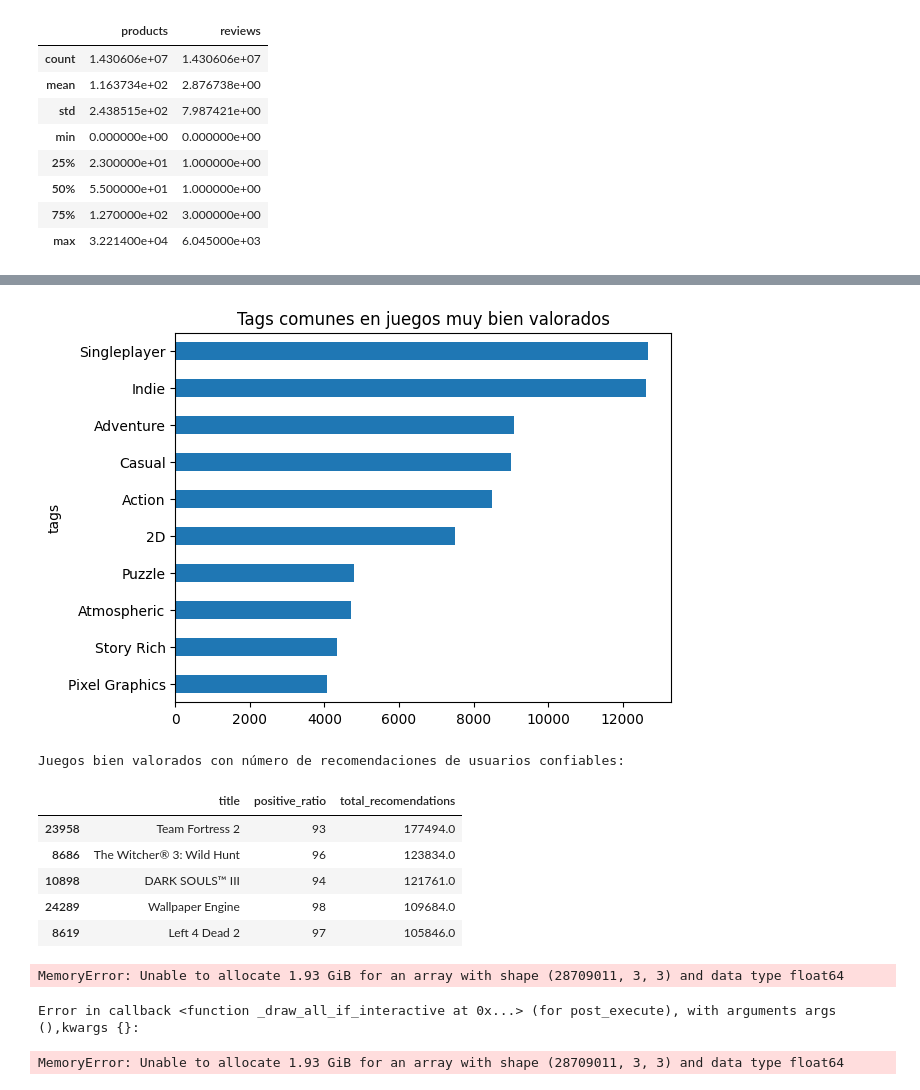
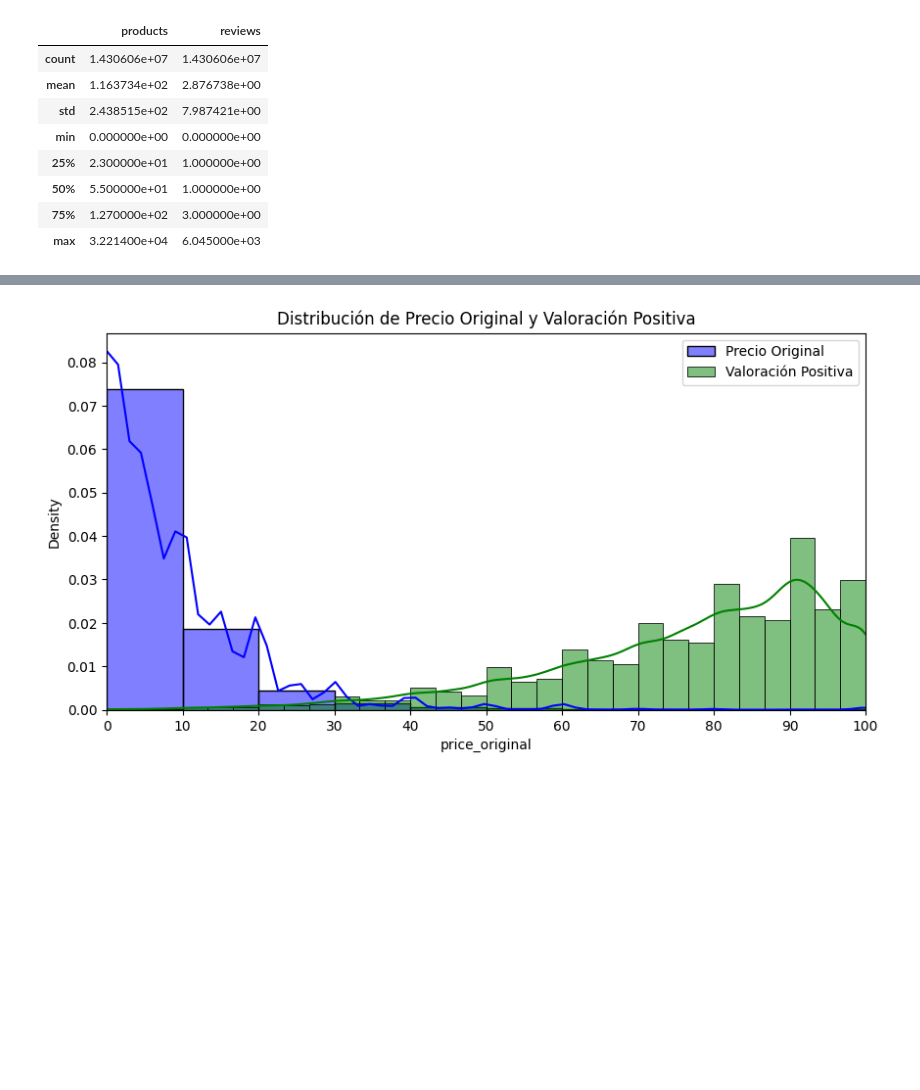
Before and after one commit to tpadrinp/Analisis-de-fiabilidad-de-resenas-de-Steam, a Jupyter notebook: notebooks/eda.ipynb, the cells around one changed output, grey strips where cells are left out. Saved outputs shown, nothing was run; the diff lists cells and outputs as text; code cells hidden in the pictures; blank space fills up the shorter version.

Commit message:
stats v1

```diff
--- a/notebooks/eda.ipynb
+++ b/notebooks/eda.ipynb
@@ -156,39 +127,13 @@ plt.show()
-# %%
-# Que tipo de juego son exitosos según sus reseñas
-df_highrated_games = df_games_full[df_games_full["positive_ratio"] > 80]
-df_highrated_games["tags"].str.split(", ").explode().value_counts().head(10).plot(kind="barh", title="Tags comunes en juegos muy bien valorados")
-plt.gca().invert_yaxis()
-plt.show()
-recommended_game = df_reviews[df_reviews["user_id"].isin(df_trusted_users["user_id"])]
-recommended_game = recommended_game[recommended_game["is_recommended"] == True].groupby("app_id").size().reset_index(name="total_recomendations")
-
-df_highrated_games = df_highrated_games.merge(recommended_game, on="app_id", how="left")
-df_highrated_games["total_recomendations"] = df_highrated_games["total_recomendations"].fillna(0)
-
-print("Juegos bien valorados con número de recomendaciones de usuarios confiables:")
-display(df_highrated_games[["title", "positive_ratio", "total_recomendations"]].sort_values("total_recomendations", ascending=False).head())
-# %% [output]
-[figure, removed]
-Juegos bien valorados con número de recomendaciones de usuarios confiables:
-|  | title | positive_ratio | total_recomendations |
-| 23958 | Team Fortress 2 | 93 | 177494.0 |
-| 8686 | The Witcher® 3: Wild Hunt | 96 | 123834.0 |
-| 10898 | DARK SOULS™ III | 94 | 121761.0 |
-| 24289 | Wallpaper Engine | 98 | 109684.0 |
-| 8619 | Left 4 Dead 2 | 97 | 105846.0 |
-# %%
-# Comparativa entre precio, valoraciones y recomendaciones de usuarios confiables
-df_trusted_reviews = df_trusted_reviews.merge(df_trusted_users[["user_id", "credibility"]], on="user_id", how="left")# unimos el dataframe df_trusted_reviews con el dataframe df_trusted_users por la columna user_id
-df_reviewed_game = df_trusted_reviews.merge(df_games_full[["app_id", "price_final", "price_original", "positive_ratio"]], on="app_id", how="left")
-
-plt.figure(figsize=(10, 6))
-sns.scatterplot(data=df_reviewed_game, x="price_final", y="positive_ratio", hue="is_recommended", size="credibility", alpha=0.6, legend=False)
-sns.scatterplot(data=df_reviewed_game, x="price_original", y="positive_ratio", hue="is_recommended", size="credibility", alpha=0.4, marker="X", legend=False)
-plt.title("Precio vs Valoraciones según Recomendación y Credibilidad")
-plt.xlabel("Precio (Final y Original)")
-plt.ylabel("Valoración Positiva")
-plt.show()
-# %% [output]
-MemoryError: Unable to allocate 1.93 GiB for an array with shape (28709011, 3, 3) and data type float64
-Error in callback <function _draw_all_if_interactive at 0x...> (for post_execute), with arguments args (),kwargs {}:
-MemoryError: Unable to allocate 1.93 GiB for an array with shape (28709011, 3, 3) and data type float64
+# %%
+# Distribución de Precio Original y Valoración Positiva
+# Se utiliza la función kde=True para mostrar la densidad de probabilidad estimada
+plt.figure(figsize=(10, 5))
+sns.histplot(df_games_full["price_original"], kde=True, color='blue', label="Precio Original", stat="density", bins=30)
+sns.histplot(df_games_full["positive_ratio"], kde=True, color='green', label="Valoración Positiva", stat="density", bins=30)
+plt.title("Distribución de Precio Original y Valoración Positiva")
+plt.legend()
+plt.xlim(0, 100)
+plt.xticks(np.arange(0, 110, 10))
+plt.show()
+# %% [output]
+[figure, added]
```
Also changed, not shown: parts of 6 cells of this notebook, 2 other files.
